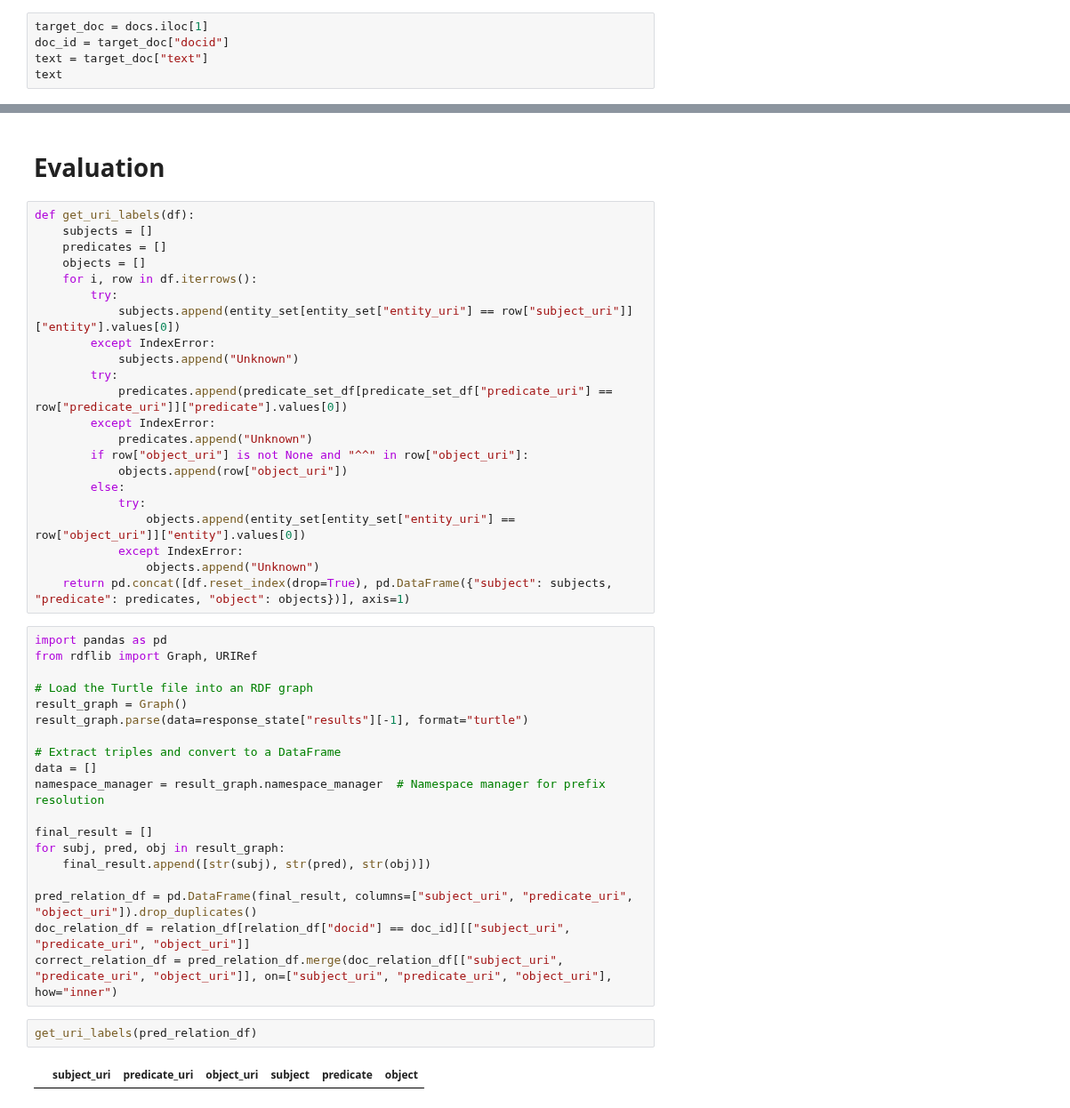
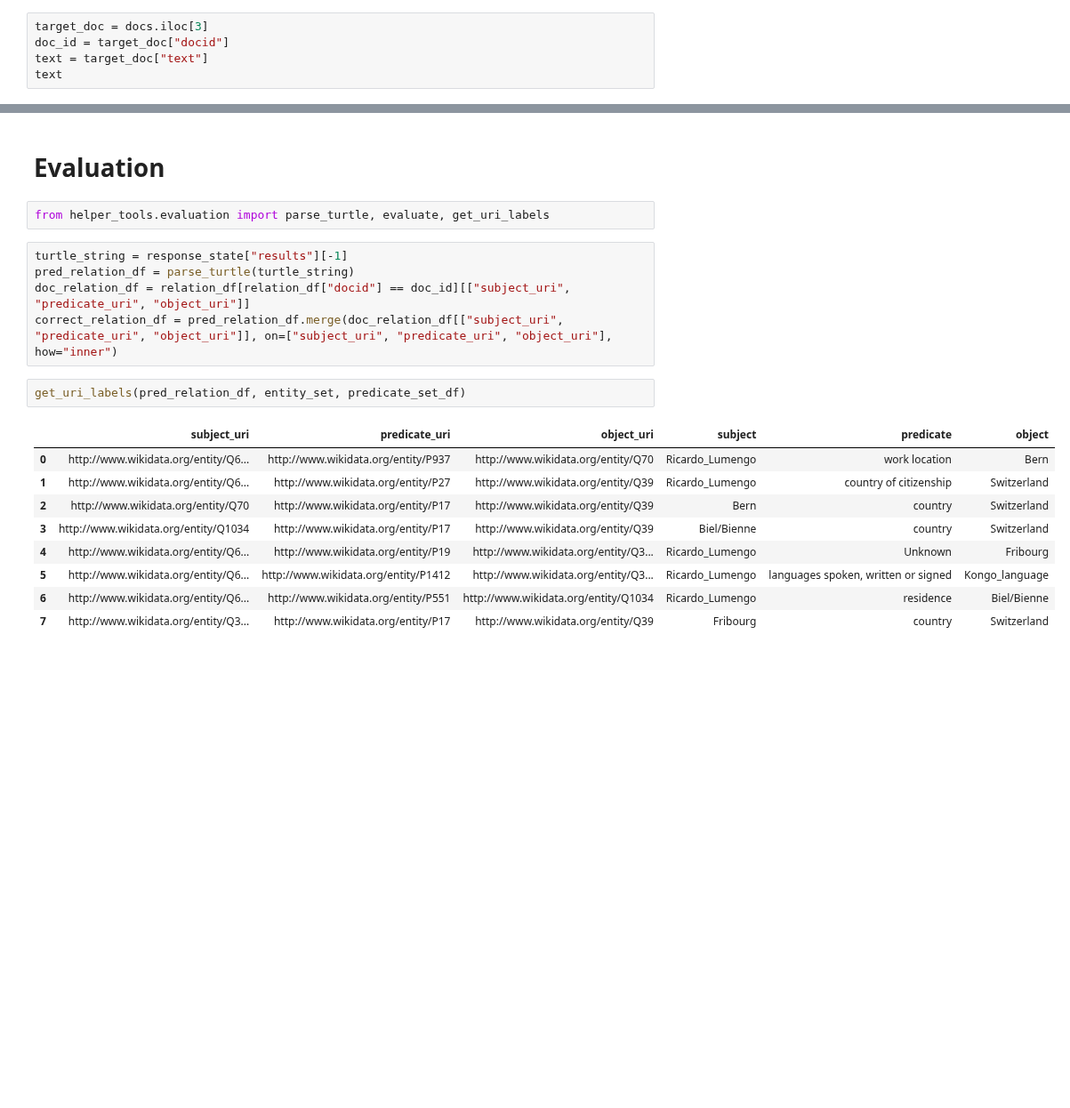
Before and after one commit to maxlautenbach/CIExMAS, a Jupyter notebook: approaches/full_sentence/Gen1/agent_system.ipynb, the cells around one changed output, grey strips where cells are left out. Shown at 89% size. Cells and saved outputs as stored; diff of their text form; blank space fills up the shorter version.

```diff
--- a/approaches/full_sentence/Gen1/agent_system.ipynb
+++ b/approaches/full_sentence/Gen1/agent_system.ipynb
@@ -48,7 +51,7 @@ builder.add_edge(START, "planner")
 
 graph = builder.compile()
 # %%
-target_doc = docs.iloc[1]
+target_doc = docs.iloc[3]
 doc_id = target_doc["docid"]
 text = target_doc["text"]
 text
@@ -91,48 +94,22 @@ Since there is no specific instruction provided, I will proceed to extract all e
 # %% [markdown]
 # Evaluation
-# %%
-def get_uri_labels(df):
-    subjects = []
-    predicates = []
-    objects = []
-    for i, row in df.iterrows():
-        try:
-            subjects.append(entity_set[entity_set["entity_uri"] == row["subject_uri"]]["entity"].values[0])
-        except IndexError:
-            subjects.append("Unknown")
-        try:
-            predicates.append(predicate_set_df[predicate_set_df["predicate_uri"] == row["predicate_uri"]]["predicate"].values[0])
-        except IndexError:
-            predicates.append("Unknown")
-        if row["object_uri"] is not None and "^^" in row["object_uri"]:
-            objects.append(row["object_uri"])
-        else:
-            try:
-                objects.append(entity_set[entity_set["entity_uri"] == row["object_uri"]]["entity"].values[0])
-            except IndexError:
-                objects.append("Unknown")
-    return pd.concat([df.reset_index(drop=True), pd.DataFrame({"subject": subjects, "predicate": predicates, "object": objects})], axis=1)
+# %%
+from helper_tools.evaluation import parse_turtle, evaluate, get_uri_labels
 # %%
-import pandas as pd
-from rdflib import Graph, URIRef
-
-# Load the Turtle file into an RDF graph
-result_graph = Graph()
-result_graph.parse(data=response_state["results"][-1], format="turtle")
-
-# Extract triples and convert to a DataFrame
-data = []
-namespace_manager = result_graph.namespace_manager  # Namespace manager for prefix resolution
-
-final_result = []
-for subj, pred, obj in result_graph:
-    final_result.append([str(subj), str(pred), str(obj)])
-
-pred_relation_df = pd.DataFrame(final_result, columns=["subject_uri", "predicate_uri", "object_uri"]).drop_duplicates()
+turtle_string = response_state["results"][-1]
+pred_relation_df = parse_turtle(turtle_string)
 doc_relation_df = relation_df[relation_df["docid"] == doc_id][["subject_uri", "predicate_uri", "object_uri"]]
 correct_relation_df = pred_relation_df.merge(doc_relation_df[["subject_uri", "predicate_uri", "object_uri"]], on=["subject_uri", "predicate_uri", "object_uri"], how="inner")
 # %%
-get_uri_labels(pred_relation_df)
+get_uri_labels(pred_relation_df, entity_set, predicate_set_df)
 # %% [output]
 |  | subject_uri | predicate_uri | object_uri | subject | predicate | object |
+| 0 | http://www.wikidata.org/entity/Q6... | http://www.wikidata.org/entity/P937 | http://www.wikidata.org/entity/Q70 | Ricardo_Lumengo | work location | Bern |
+| 1 | http://www.wikidata.org/entity/Q6... | http://www.wikidata.org/entity/P27 | http://www.wikidata.org/entity/Q39 | Ricardo_Lumengo | country of citizenship | Switzerland |
+| 2 | http://www.wikidata.org/entity/Q70 | http://www.wikidata.org/entity/P17 | http://www.wikidata.org/entity/Q39 | Bern | country | Switzerland |
+| 3 | http://www.wikidata.org/entity/Q1034 | http://www.wikidata.org/entity/P17 | http://www.wikidata.org/entity/Q39 | Biel/Bienne | country | Switzerland |
+| 4 | http://www.wikidata.org/entity/Q6... | http://www.wikidata.org/entity/P19 | http://www.wikidata.org/entity/Q3... | Ricardo_Lumengo | Unknown | Fribourg |
+| 5 | http://www.wikidata.org/entity/Q6... | http://www.wikidata.org/entity/P1412 | http://www.wikidata.org/entity/Q3... | Ricardo_Lumengo | languages spoken, written or signed | Kongo_language |
+| 6 | http://www.wikidata.org/entity/Q6... | http://www.wikidata.org/entity/P551 | http://www.wikidata.org/entity/Q1034 | Ricardo_Lumengo | residence | Biel/Bienne |
+| 7 | http://www.wikidata.org/entity/Q3... | http://www.wikidata.org/entity/P17 | http://www.wikidata.org/entity/Q39 | Fribourg | country | Switzerland |
 # %%
```
Also changed, not shown: parts of 12 cells of this notebook, 4 other files.
